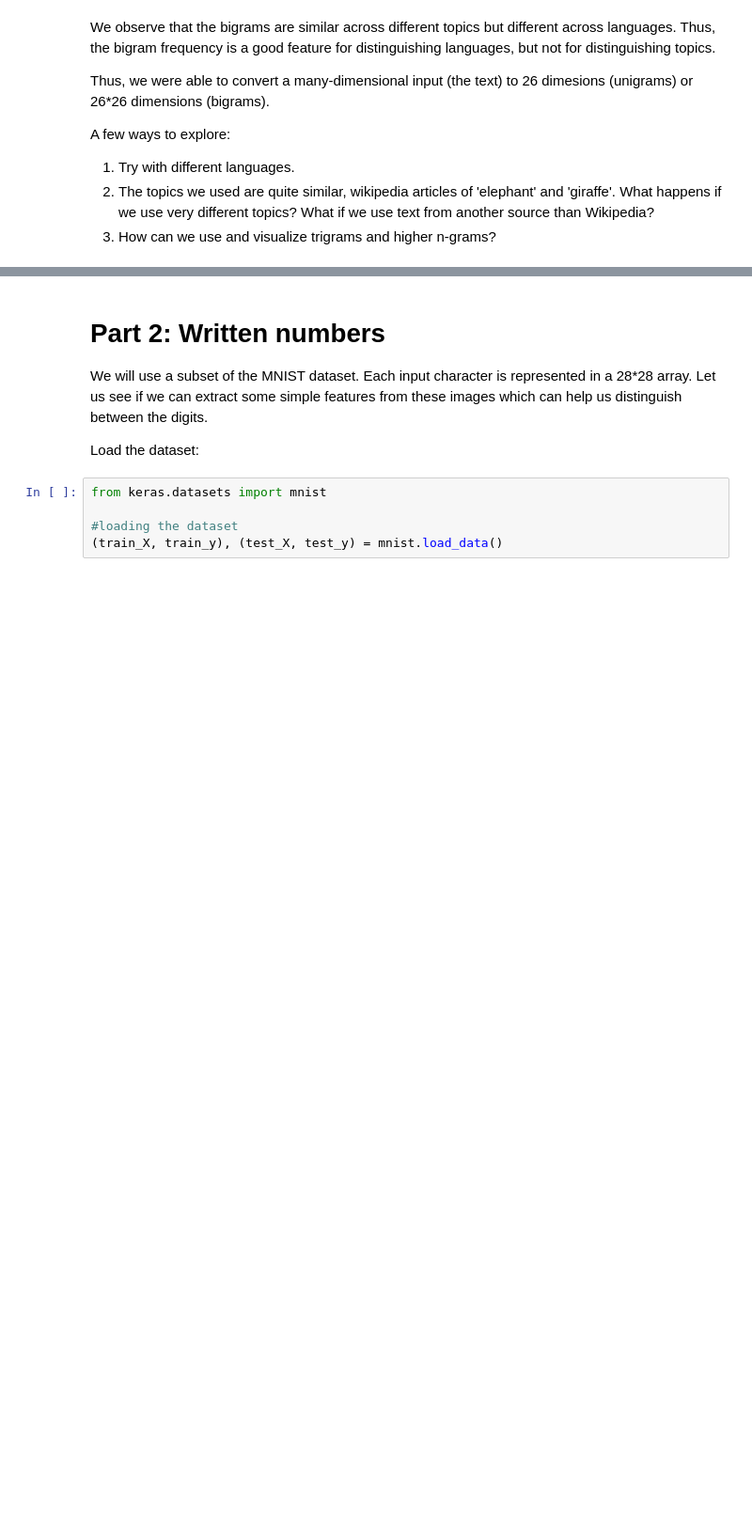
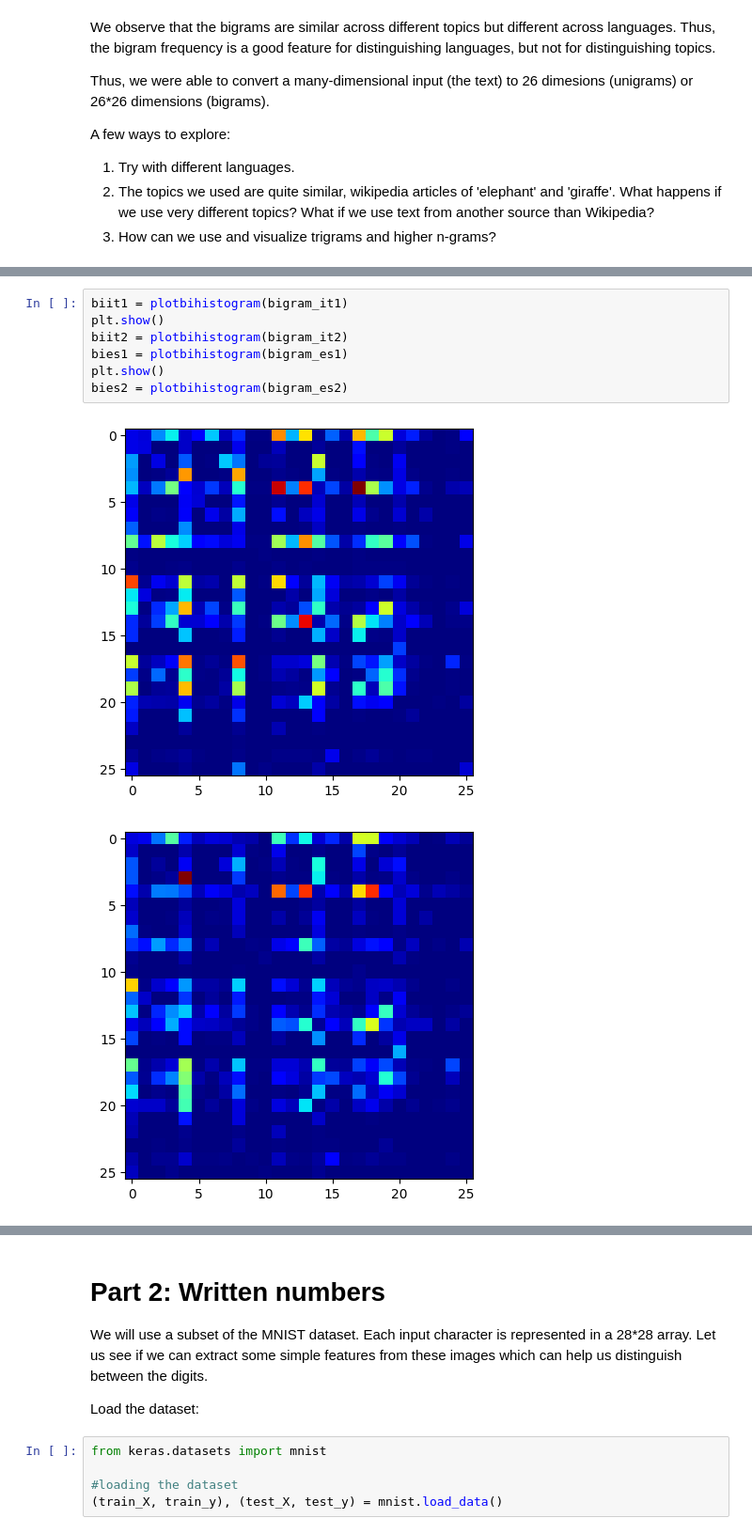
Before and after one commit to Boothi86/FMML_2023_Project_and_Labs, a Jupyter notebook: Module_01_Lab_01_Features.ipynb, the cells around one changed output, grey strips where cells are left out. Shown at 94% size. Drawn from its saved outputs; the diff is of its cells as text; blank space fills up the shorter version.

```diff
--- a/Module_01_Lab_01_Features.ipynb
+++ b/Module_01_Lab_01_Features.ipynb
@@ -254,0 +332,10 @@ A few ways to explore:
+# %%
+biit1 = plotbihistogram(bigram_it1)
+plt.show()
+biit2 = plotbihistogram(bigram_it2)
+bies1 = plotbihistogram(bigram_es1)
+plt.show()
+bies2 = plotbihistogram(bigram_es2)
+# %% [output]
+[figure, added]
+[figure, added]
```
Also changed, not shown: parts of 10 cells of this notebook.
